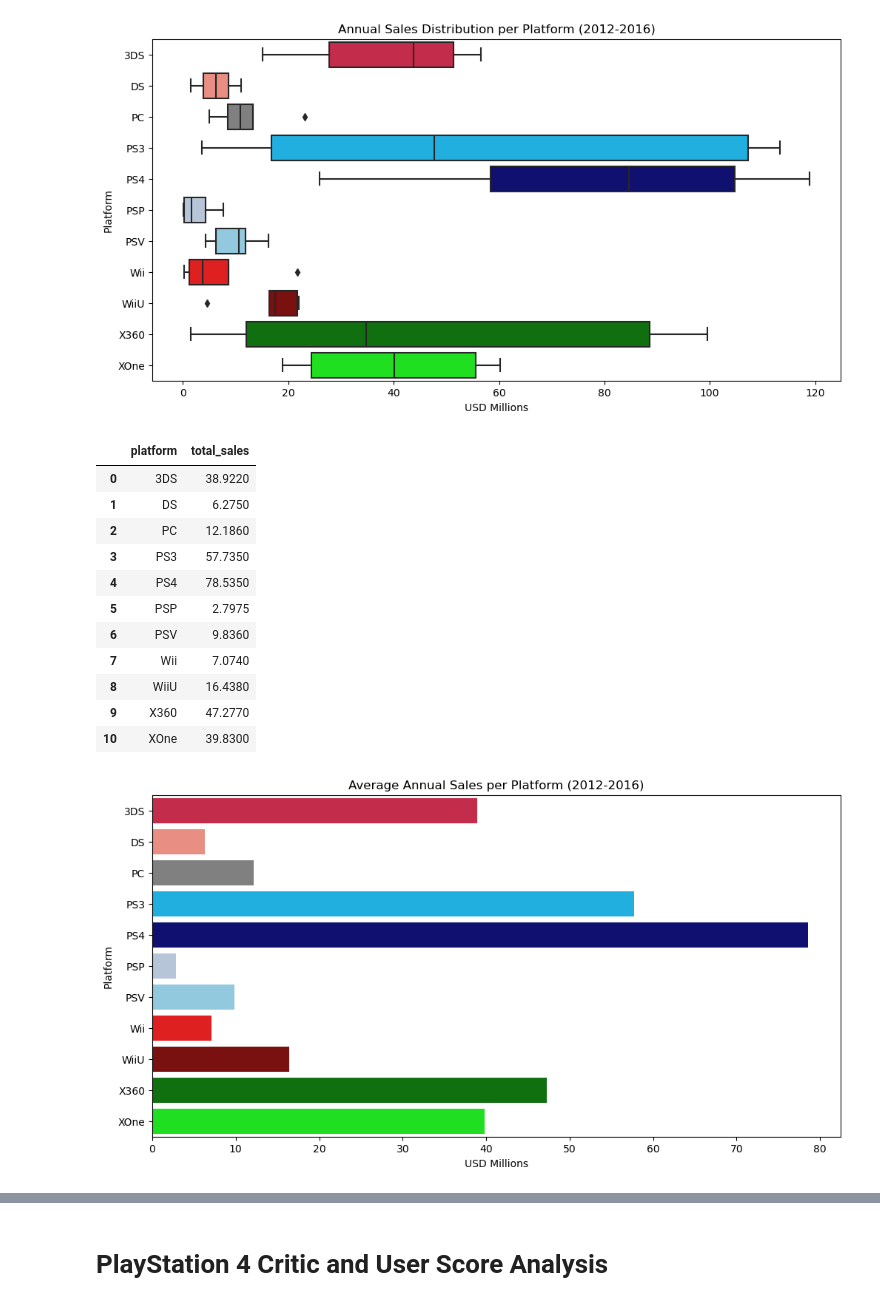
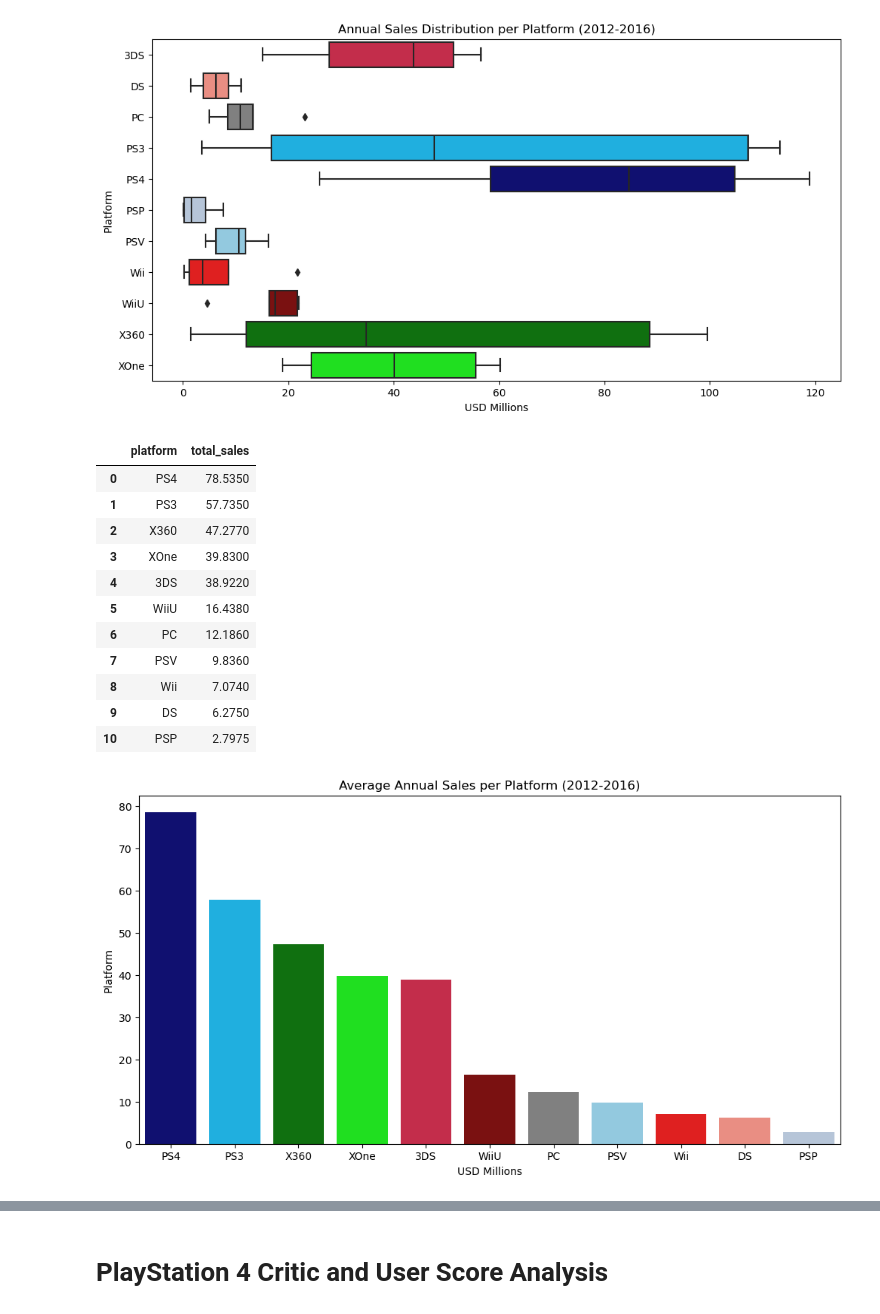
Before and after one commit to IMMontoya/global_videogame_sales_analysis, a Jupyter notebook: EDA.ipynb, the cells around one changed output, grey strips where cells are left out. Cells and saved outputs as stored; diff of their text form; code cells hidden in the pictures.

```diff
--- a/EDA.ipynb
+++ b/EDA.ipynb
@@ -809,36 +810,36 @@ plt.show()
 [figure]
 # %%
 # Average Sales per Platform
-avg_sales_per_platform_current = current_platform_sales_per_year.groupby('platform')['total_sales'].mean().reset_index()
+avg_sales_per_platform_current = current_platform_sales_per_year.groupby('platform')['total_sales'].mean().sort_values(ascending=False).reset_index()
 
 display(avg_sales_per_platform_current)
 
 # Plot the df
-plot = sns.barplot(data=avg_sales_per_platform_current, x='total_sales', y='platform', palette=color_dict)
+plot = sns.barplot(data=avg_sales_per_platform_current, x='platform', y='total_sales', palette=color_dict)
 
 # Set the title
 plot.set_title(f'Average Annual Sales per Platform ({start_year}-{end_year})')
 # Set the labels
 plot.set(xlabel='USD Millions', ylabel='Platform')
 
 # Save the plot
 plt.savefig(f'images/average_annual_sales_per_platform_{start_year}_{end_year}.png')
 
 plt.show()
 # %% [output]
 |  | platform | total_sales |
-| 0 | 3DS | 38.9220 |
-| 1 | DS | 6.2750 |
-| 2 | PC | 12.1860 |
-| 3 | PS3 | 57.7350 |
-| 4 | PS4 | 78.5350 |
-| 5 | PSP | 2.7975 |
-| 6 | PSV | 9.8360 |
-| 7 | Wii | 7.0740 |
-| 8 | WiiU | 16.4380 |
-| 9 | X360 | 47.2770 |
-| 10 | XOne | 39.8300 |
+| 0 | PS4 | 78.5350 |
+| 1 | PS3 | 57.7350 |
+| 2 | X360 | 47.2770 |
+| 3 | XOne | 39.8300 |
+| 4 | 3DS | 38.9220 |
+| 5 | WiiU | 16.4380 |
+| 6 | PC | 12.1860 |
+| 7 | PSV | 9.8360 |
+| 8 | Wii | 7.0740 |
+| 9 | DS | 6.2750 |
+| 10 | PSP | 2.7975 |
-[figure, old version]
+[figure, new version]
 # %% [markdown]
 ## Findings
 
```
Also changed, not shown: parts of 8 cells of this notebook, 19 other files.
